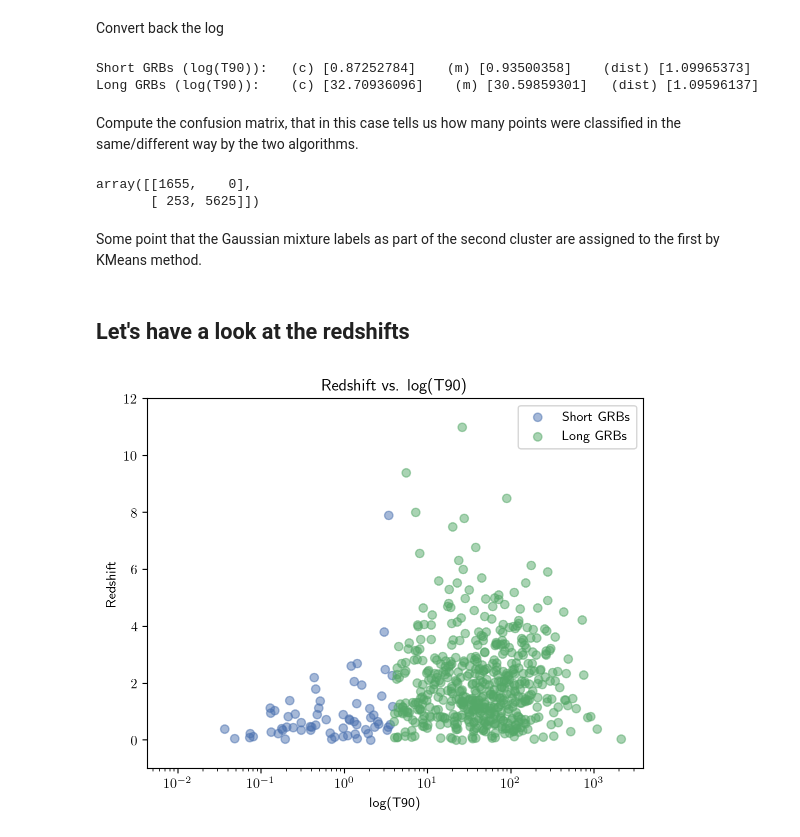
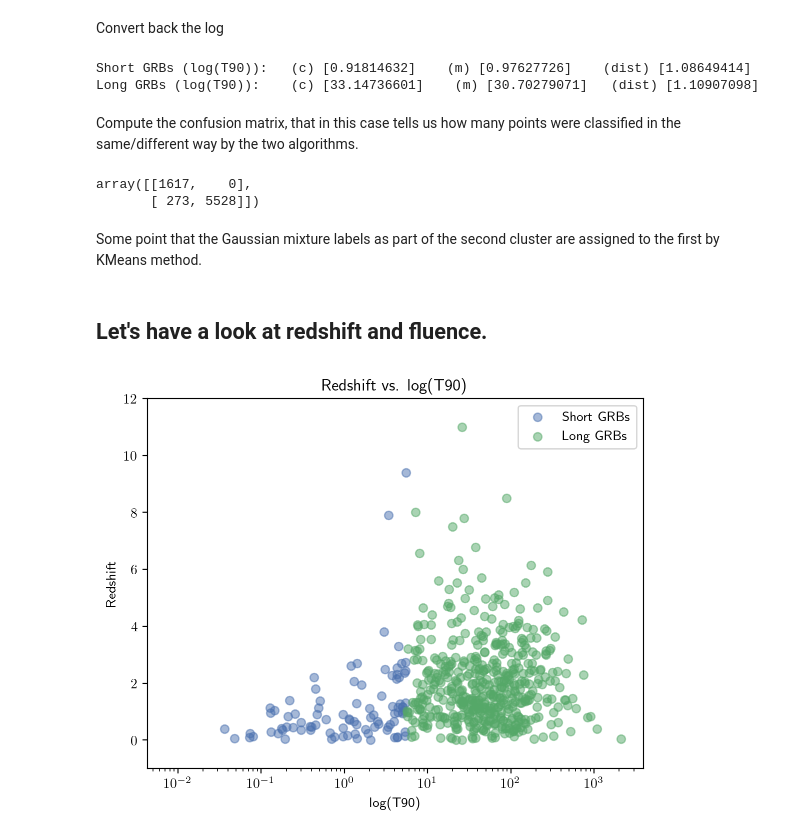
Before and after one commit to GiuliaConti/astrostatistics_bicocca_2024, a Jupyter notebook: working/E13_L14_GRBs.ipynb, the cells around one changed output. Drawn from its saved outputs; the diff is of its cells as text; code cells hidden in the pictures.

```diff
--- a/working/E13_L14_GRBs.ipynb
+++ b/working/E13_L14_GRBs.ipynb
@@ -167,14 +167,19 @@ So let's start.
 ## Fit a KDE
 # %% [markdown]
 First, let's prepare the data for sklearn
-# %%
-lT90 = np.log10(T90)
-
-# Let's also clean the data a little bit
-lT90=lT90[~np.isnan(lT90)]
-z = z[~np.isnan(np.log10(T90))]
-
-lT90=lT90[:,np.newaxis]
-
-#count_nan = np.isnan(lT90).sum()
-#print(count_nan)
+# %%
+mask = (T90 > 0) & (fluence > 0)
+
+T90 = T90[mask]
+fluence = fluence[mask]
+z = z[mask]
+
+lT90 = np.log10(T90)
+lfluence = np.log10(fluence)
+
+# Clean the data by removing NaN values for all three variables
+mask = ~np.isnan(lT90) & ~np.isnan(lfluence) & ~np.isnan(z)
+
+lT90 = lT90[mask][:, np.newaxis]
+lfluence = lfluence[mask][:, np.newaxis]
+z = z[mask]
@@ -346,31 +363,31 @@ Convert back the log
 print('Short GRBs (log(T90)):   (c) ' + str(10**(centers[0])) + '    (m) ' + str(10**(means[0])) + '    (dist) ' + str(10**(dist[0])))
 print('Long GRBs (log(T90)):    (c) ' + str(10**(centers[1])) + '    (m) ' + str(10**(means[1])) + '   (dist) ' + str(10**(dist[1])))
 # %% [output]
-Short GRBs (log(T90)):   (c) [0.87252784]    (m) [0.93500358]    (dist) [1.09965373]
-Long GRBs (log(T90)):    (c) [32.70936096]    (m) [30.59859301]   (dist) [1.09596137]
+Short GRBs (log(T90)):   (c) [0.91814632]    (m) [0.97627726]    (dist) [1.08649414]
+Long GRBs (log(T90)):    (c) [33.14736601]    (m) [30.70279071]   (dist) [1.10907098]
 # %% [markdown]
 Compute the confusion matrix, that in this case tells us how many points were classified in the same/different way by the two algorithms.
 # %%
 confusion_matrix(labels_gauss,labels_k)
 # %% [output]
-array([[1655,    0],
-       [ 253, 5625]])
+array([[1617,    0],
+       [ 273, 5528]])
 # %% [markdown]
 Some point that the Gaussian mixture labels as part of the second cluster are assigned to the first by KMeans method.
 # %% [markdown]
-## Let's have a look at the redshifts
+## Let's have a look at redshift and fluence.
 # %%
 colors = ['C0', 'C1']
 labels_graph = ['Short GRBs', 'Long GRBs']
 for i in range(2):
-    plt.scatter(10**lT90[labels_gauss==i], z[labels_gauss==i],
+    plt.scatter(10**lT90[labels_k==i], z[labels_k==i],
                 color=colors[i],alpha=0.5, label=labels_graph[i])
 plt.semilogx()
 plt.ylim(-1,12)
 plt.title('Redshift vs. log(T90)')
 plt.xlabel('log(T90)')
 plt.ylabel('Redshift')
 plt.legend()
 plt.show()
 # %% [output]
-[figure, old version]
+[figure, new version]
```
Also changed, not shown: parts of 14 cells of this notebook.
